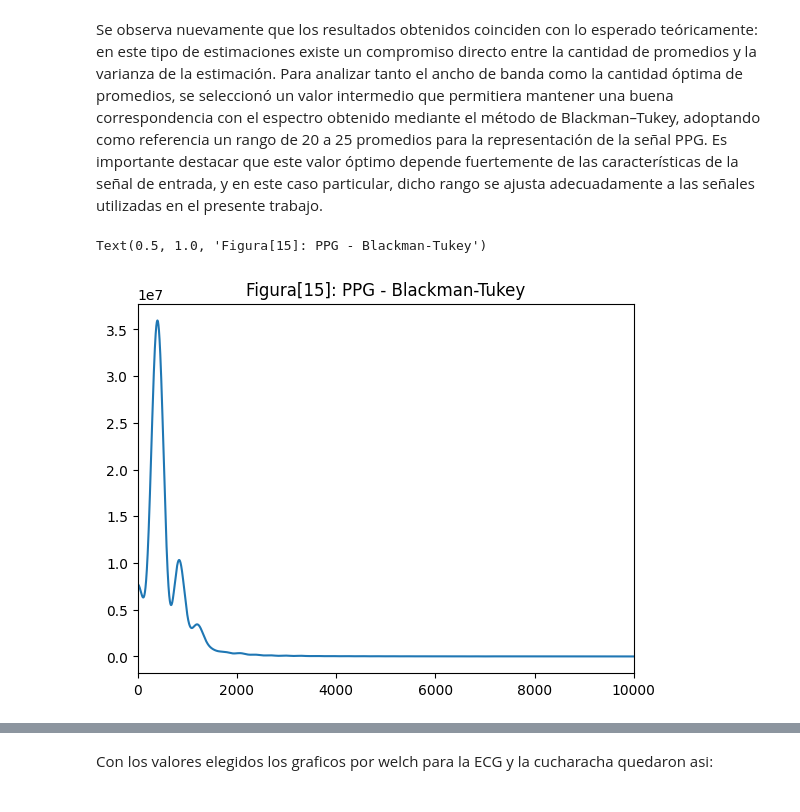
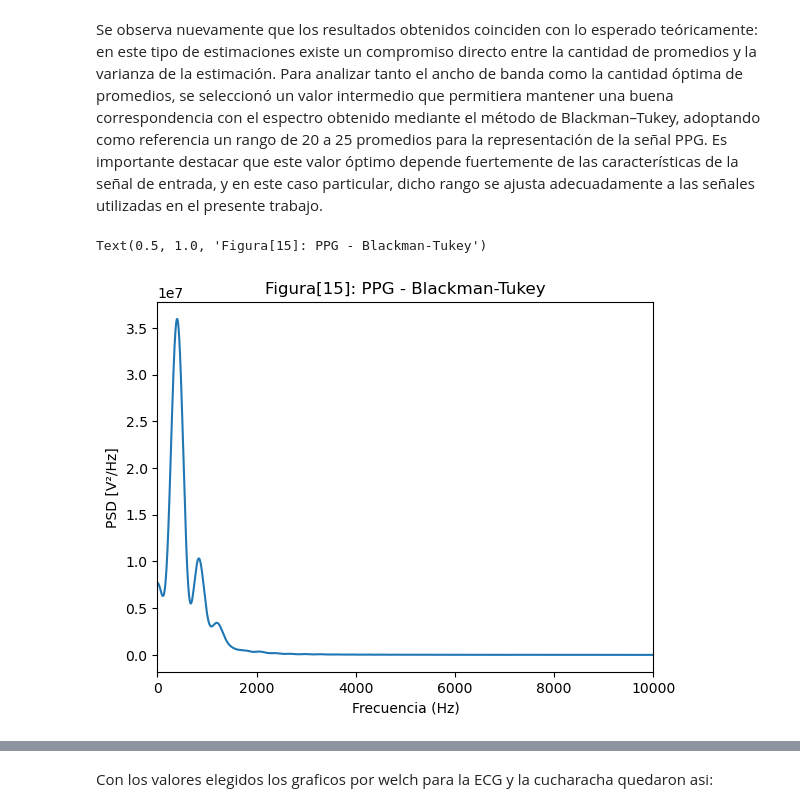
Before and after one commit to AugustoOjeda/TS5, a Jupyter notebook: TS5.ipynb, the cells around one changed output, grey strips where cells are left out. Saved outputs shown, nothing was run; the diff lists cells and outputs as text; code cells hidden in the pictures.

```diff
--- a/TS5.ipynb
+++ b/TS5.ipynb
@@ -264,23 +266,25 @@ Es importante destacar que este valor óptimo depende fuertemente de las caracte
 # %%
 # #blackman-tuky PPG
 #Hago autocorrelacion
 PPGxx = ppg - np.mean(ppg)
 Rppg=sig.correlate(PPGxx,PPGxx, mode='full')/Nppg
 lagsecg = np.arange(-Nppg+1, Nppg)
 centerppg = len(Rppg)//2
 M= int(1.0 * fs_ppg)
 Rppg_seg = Rppg[centerppg-M : centerppg+M+1]
 #ventaneo por la ventana triangular
 Recgventaneada=Rppg_seg*sig.windows.bartlett(2*M+1)
 #le calculo la FFT
 FFTPPG=fft(Recgventaneada,axis=0, n=4*Necg)
 plt.figure()
 plt.plot(np.abs(FFTPPG))
 plt.xlim([0,10000])
+plt.xlabel("Frecuencia (Hz)")
+plt.ylabel("PSD [V²/Hz]")
 plt.title("Figura[15]: PPG - Blackman-Tukey")
 # %% [output]
 Text(0.5, 1.0, 'Figura[15]: PPG - Blackman-Tukey')
-[figure, old version]
+[figure, new version]
 # %%
 cpppg=25 #cantidad de promedio
 npersegPPG=ppg.shape[0] //cpppg
```
Also changed, not shown: parts of 18 cells of this notebook, 1 other file.
